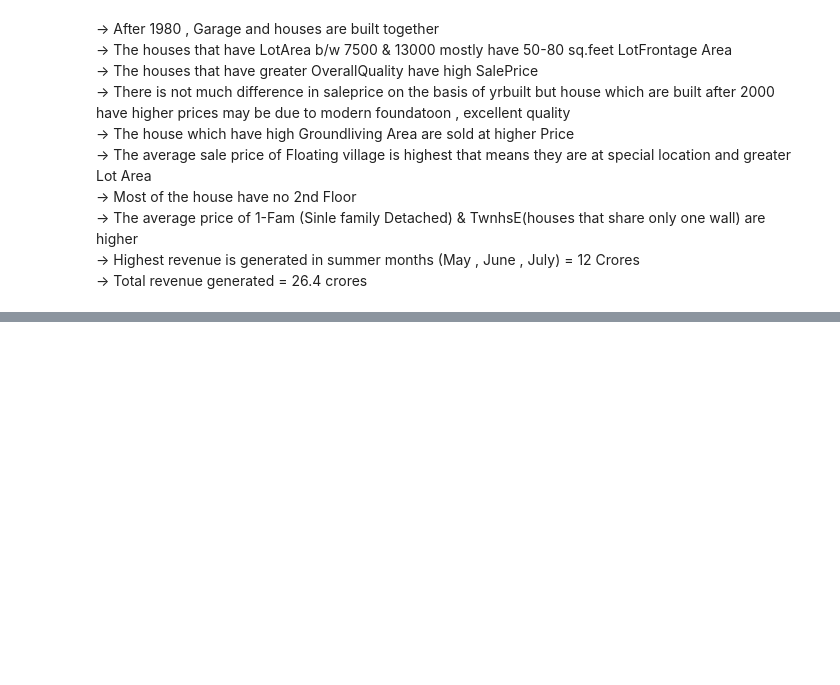
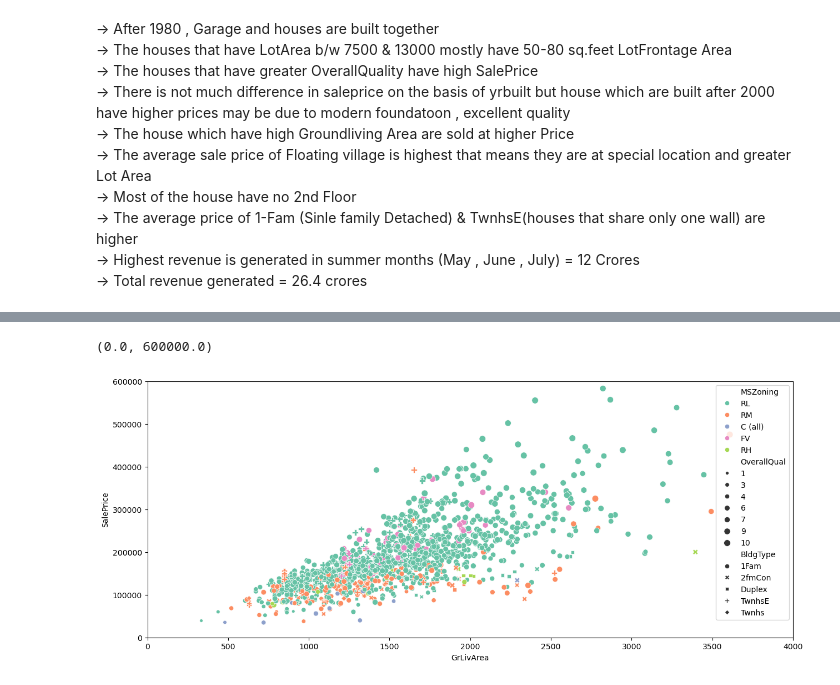
Before and after one commit to amanverma-98/house_price, a Jupyter notebook: house_sale.ipynb, the cells around one changed output, grey strips where cells are left out. Saved outputs shown, nothing was run; the diff lists cells and outputs as text; code cells hidden in the pictures; blank space fills up the shorter version.

```diff
--- a/house_sale.ipynb
+++ b/house_sale.ipynb
@@ -522,0 +537,8 @@ Name: SalePrice, dtype: int64
+# %%
+plt.figure(figsize=(15,6))
+sns.scatterplot(data = df , x = 'GrLivArea' , y = 'SalePrice' , hue = 'MSZoning' , style = 'BldgType' , size = 'OverallQual' ,  palette = 'Set2' )
+plt.xlim(0,4000)
+plt.ylim(0,600000)
+# %% [output]
+(0.0, 600000.0)
+[figure, added]
```
Also changed, not shown: parts of 11 cells of this notebook.
